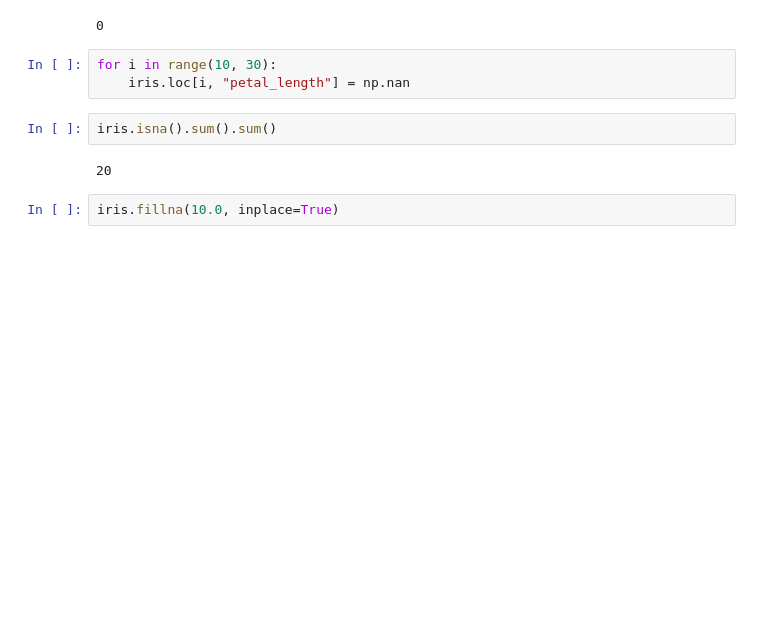
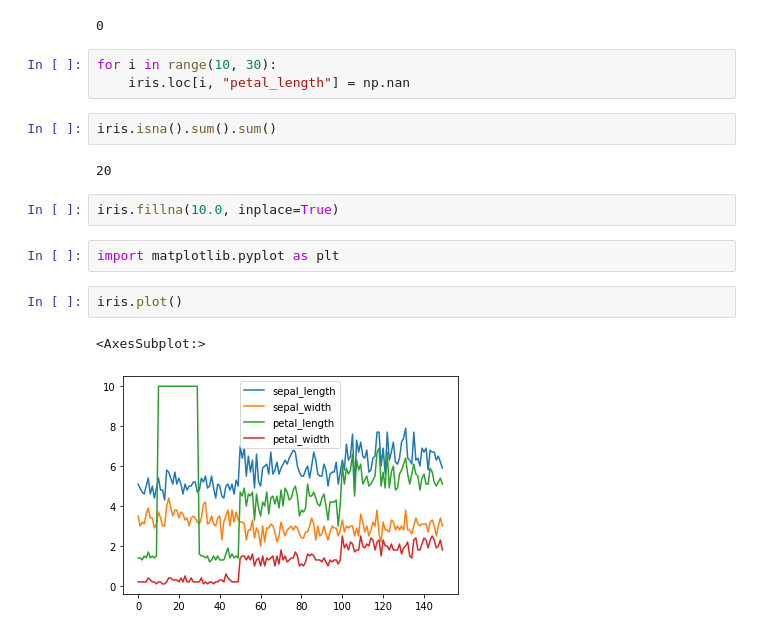
Before and after one commit to andreweymard/2020-S2, a Jupyter notebook: My Practicals/2.1P.ipynb, the cells around one changed output. Drawn from its saved outputs; the diff is of its cells as text; blank space fills up the shorter version.

Commit message:
Added pyplot

```diff
--- a/My Practicals/2.1P.ipynb
+++ b/My Practicals/2.1P.ipynb
@@ -38,3 +38,10 @@ iris.isna().sum().sum()
 20
 # %%
 iris.fillna(10.0, inplace=True)
+# %%
+import matplotlib.pyplot as plt
+# %%
+iris.plot()
+# %% [output]
+<AxesSubplot:>
+[figure, added]
```
